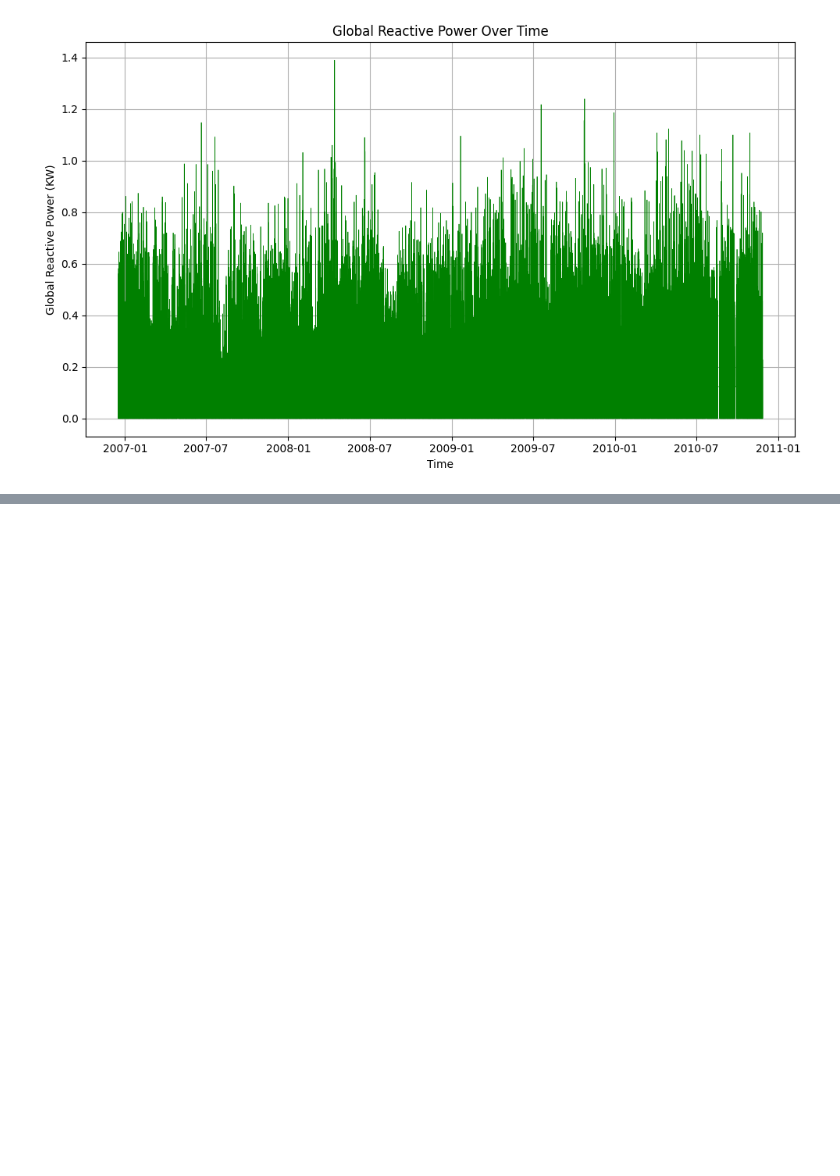
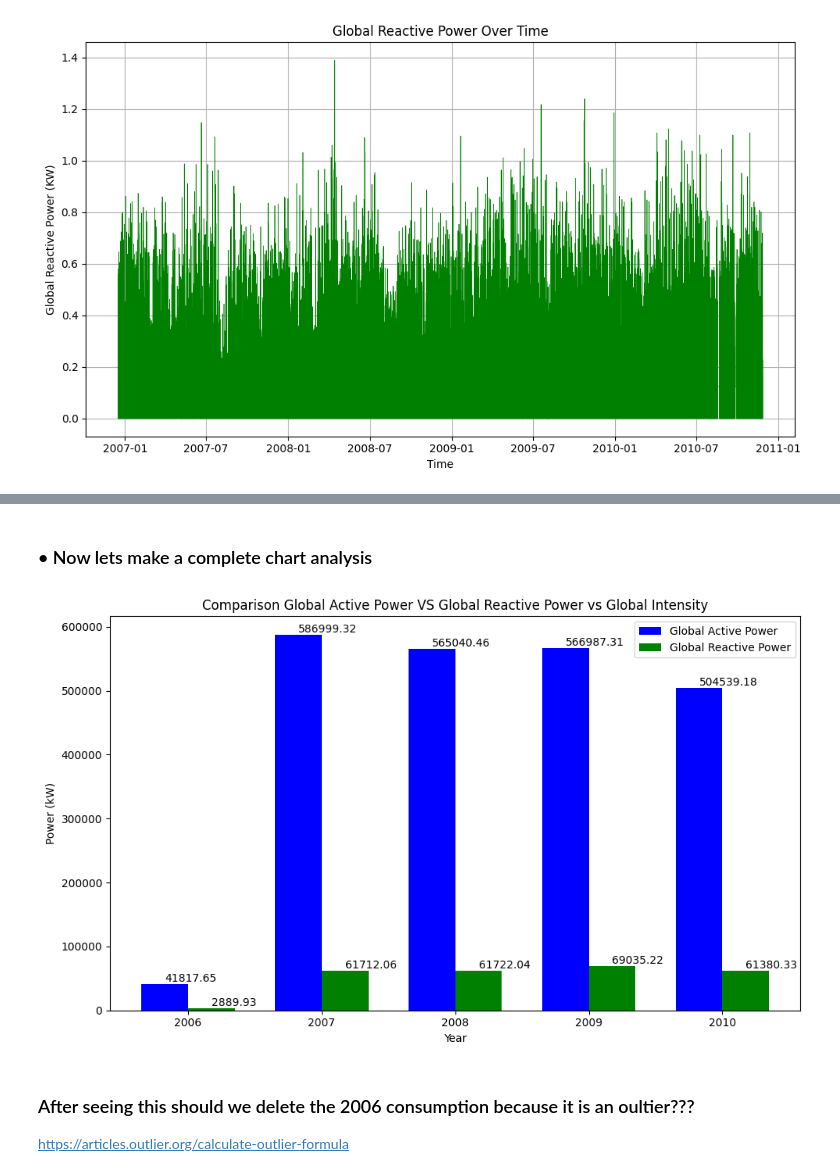
Before and after one commit to AndreyArguedas/DeepLearning, a Jupyter notebook: Documentos de Deep Learning GR 40/TC3/TP3-DL-AndreyArguedas.ipynb, the cells around one changed output, grey strips where cells are left out. Cells and saved outputs as stored; diff of their text form; code cells hidden in the pictures; blank space fills up the shorter version.

```diff
--- a/Documentos de Deep Learning GR 40/TC3/TP3-DL-AndreyArguedas.ipynb
+++ b/Documentos de Deep Learning GR 40/TC3/TP3-DL-AndreyArguedas.ipynb
@@ -183,0 +221,44 @@ plt.show()
+# %% [markdown]
+### • Now lets make a complete chart analysis
+# %%
+# defing the indix that will be the same for both dataframes
+indices = np.arange(len(household_consumption_active_power))
+
+# definig the size of the plot
+plt.figure(figsize=(10, 6))
+
+# bar plot of the dataframe of Global_active_power
+bars1 = plt.bar(indices, household_consumption_active_power['Global_active_power'], width=0.35, label='Global Active Power', color='blue')
+
+# bar plot of the dataframe of Global_reactive_power
+bars2 = plt.bar(indices + 0.35, household_consumption_reactive_power['Global_reactive_power'], width=0.35, label='Global Reactive Power', color='green')
+
+# title and labels names
+plt.xlabel('Year')
+plt.ylabel('Power (kW)')
+plt.title('Comparison Global Active Power VS Global Reactive Power vs Global Intensity')
+
+# defining the ticks of X label using the years that are the the index
+plt.xticks(indices + 0.35 / 2, household_consumption_active_power.index)
+
+# adding the legend
+plt.legend()
+
+# Adding the values on the top of each bar
+for bar in bars1:
+    yval = bar.get_height()
+    plt.text(bar.get_x() + bar.get_width()/2, yval, round(yval, 2), va='bottom')
+
+for bar in bars2:
+    yval = bar.get_height()
+    plt.text(bar.get_x() + bar.get_width()/2, yval, round(yval, 2), va='bottom')
+
+# ploting the graph
+plt.tight_layout()
+plt.show()
+# %% [output]
+[figure, added]
+# %% [markdown]
+### After seeing this should we delete the 2006 consumption because it is an oultier???
+
+https://articles.outlier.org/calculate-outlier-formula
```
Also changed, not shown: parts of 25 cells of this notebook.
